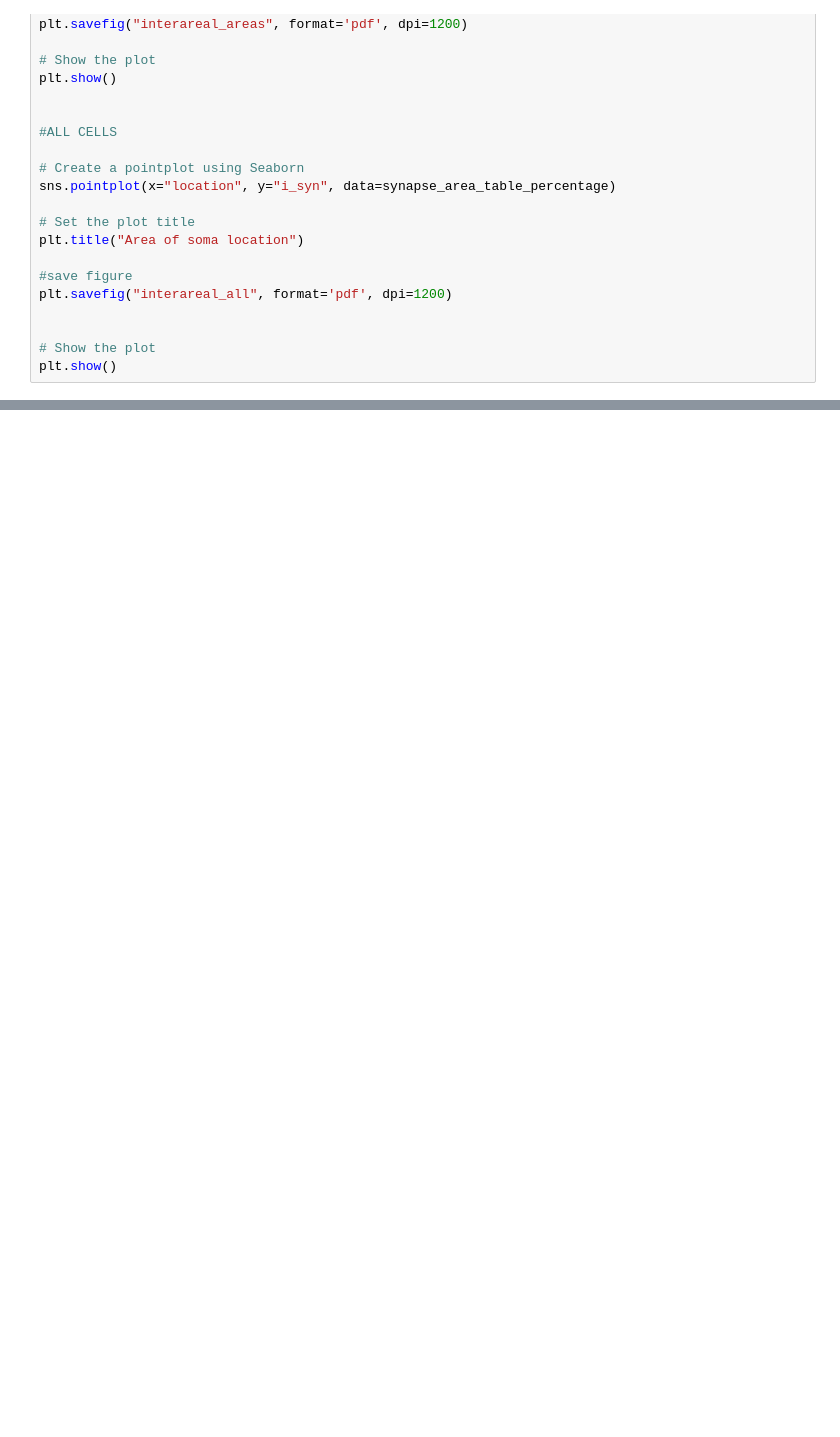
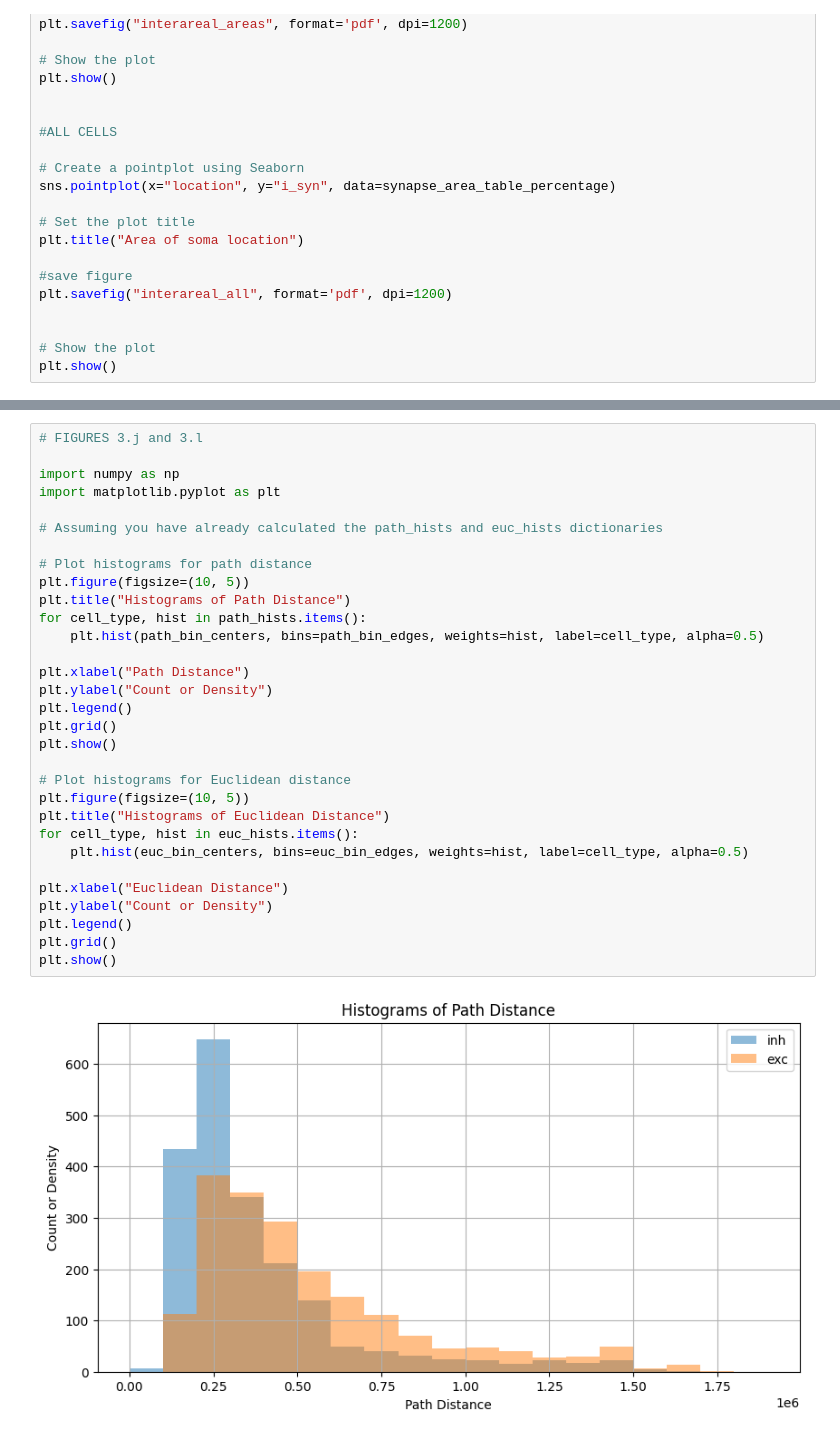
Before and after one commit to AllenInstitute/ET_connectivity, a Jupyter notebook: ET_manuscript_Figure_3.ipynb, the cells around one changed output, grey strips where cells are left out. Drawn from its saved outputs; the diff is of its cells as text; blank space fills up the shorter version.

Commit message:
Added code on Figure 3 panels

```diff
--- a/ET_manuscript_Figure_3.ipynb
+++ b/ET_manuscript_Figure_3.ipynb
@@ -607,0 +756,33 @@ plt.savefig('euclidean_length.eps')
+# %%
+# FIGURES 3.j and 3.l
+
+import numpy as np
+import matplotlib.pyplot as plt
+
+# Assuming you have already calculated the path_hists and euc_hists dictionaries
+
+# Plot histograms for path distance
+plt.figure(figsize=(10, 5))
+plt.title("Histograms of Path Distance")
+for cell_type, hist in path_hists.items():
+    plt.hist(path_bin_centers, bins=path_bin_edges, weights=hist, label=cell_type, alpha=0.5)
+
+plt.xlabel("Path Distance")
+plt.ylabel("Count or Density")
+plt.legend()
+plt.grid()
+plt.show()
+
+# Plot histograms for Euclidean distance
+plt.figure(figsize=(10, 5))
+plt.title("Histograms of Euclidean Distance")
+for cell_type, hist in euc_hists.items():
+    plt.hist(euc_bin_centers, bins=euc_bin_edges, weights=hist, label=cell_type, alpha=0.5)
+
+plt.xlabel("Euclidean Distance")
+plt.ylabel("Count or Density")
+plt.legend()
+plt.grid()
+plt.show()
+# %% [output]
+[figure, added]
```
Also changed, not shown: parts of 10 cells of this notebook.
